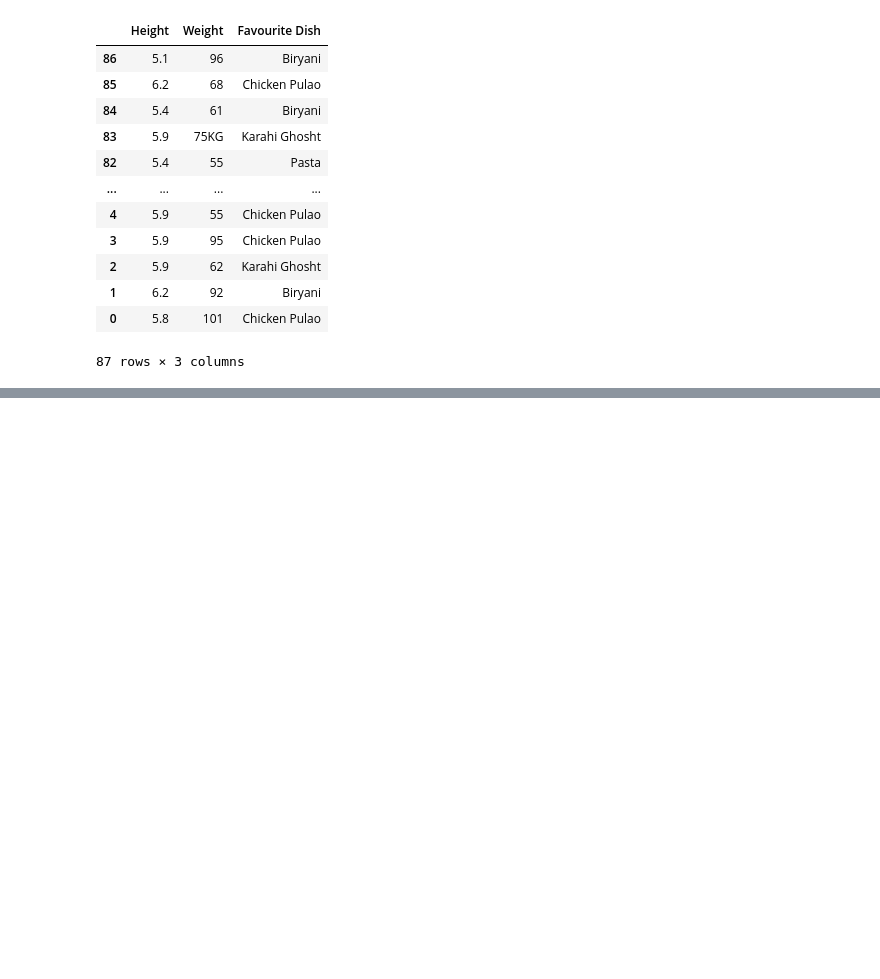
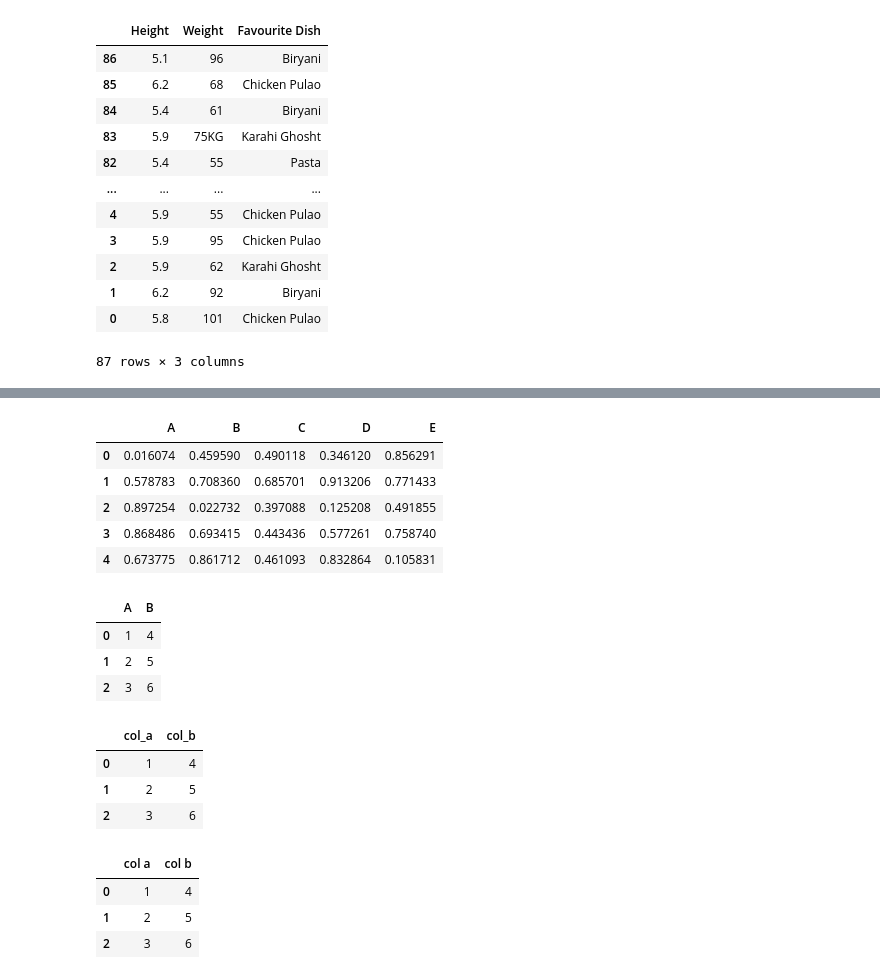
Before and after one commit to Syeda-Eman/40-days-of-Python, a Jupyter notebook: Day_7.ipynb, the cells around one changed output, grey strips where cells are left out. Cells and saved outputs as stored; diff of their text form; code cells hidden in the pictures; blank space fills up the shorter version.

```diff
--- a/Day_7.ipynb
+++ b/Day_7.ipynb
@@ -130,0 +202,38 @@ df.sort_index(ascending=False)
+# %%
+#numpy array dataframe
+pd.DataFrame(np.random.rand(5,5), columns=list('ABCDE'))
+# %% [output]
+|  | A | B | C | D | E |
+| 0 | 0.016074 | 0.459590 | 0.490118 | 0.346120 | 0.856291 |
+| 1 | 0.578783 | 0.708360 | 0.685701 | 0.913206 | 0.771433 |
+| 2 | 0.897254 | 0.022732 | 0.397088 | 0.125208 | 0.491855 |
+| 3 | 0.868486 | 0.693415 | 0.443436 | 0.577261 | 0.758740 |
+| 4 | 0.673775 | 0.861712 | 0.461093 | 0.832864 | 0.105831 |
+# %%
+#renaming columns
+df = pd.DataFrame({'A_col':[1,2,3], 'B_col': [4,5,6]})
+df.rename(columns={'A_col': 'A', 'B_col':'B'}, inplace=True)
+df
+# %% [output]
+|  | A | B |
+| 0 | 1 | 4 |
+| 1 | 2 | 5 |
+| 2 | 3 | 6 |
+# %%
+#or you can rename like this
+df.columns=['col_a','col_b']
+df
+# %% [output]
+|  | col_a | col_b |
+| 0 | 1 | 4 |
+| 1 | 2 | 5 |
+| 2 | 3 | 6 |
+# %%
+#to replace any specific character
+df.columns=df.columns.str.replace('_',' ')
+df
+# %% [output]
+|  | col a | col b |
+| 0 | 1 | 4 |
+| 1 | 2 | 5 |
+| 2 | 3 | 6 |
```
Also changed, not shown: parts of 8 cells of this notebook.
